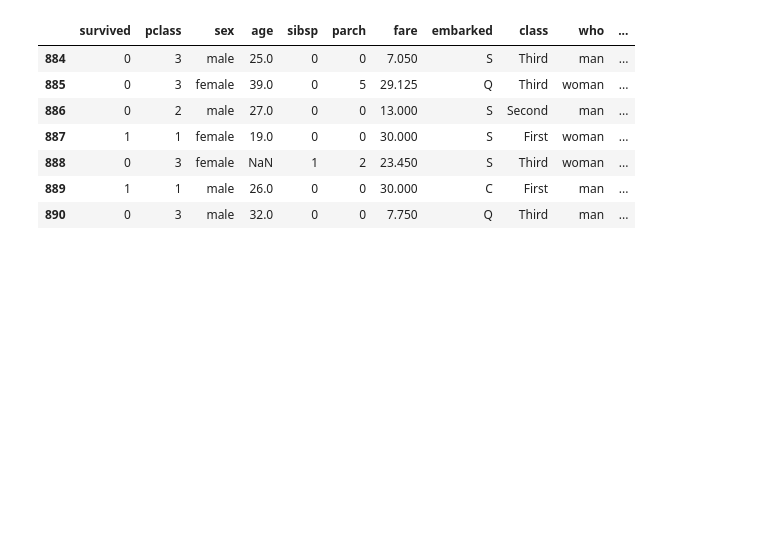
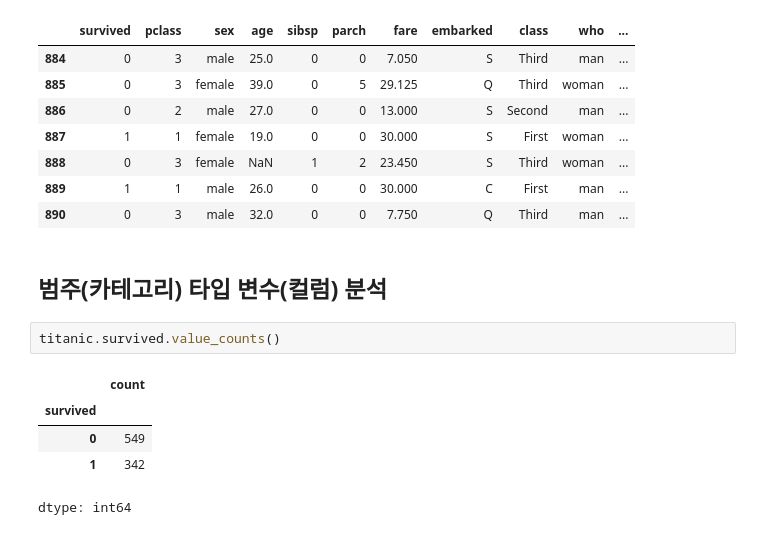
Before and after one commit to JakeOh/202504_itwill_oracle88, a Jupyter notebook: python19.ipynb, the cells around one changed output. Cells and saved outputs as stored; diff of their text form; blank space fills up the shorter version.

```diff
--- a/python19.ipynb
+++ b/python19.ipynb
@@ -499,3 +499,13 @@ titanic.tail(n=7)
 | 888 | 0 | 3 | female | NaN | 1 | 2 | 23.450 | S | Third | woman | ... |
 | 889 | 1 | 1 | male | 26.0 | 0 | 0 | 30.000 | C | First | man | ... |
 | 890 | 0 | 3 | male | 32.0 | 0 | 0 | 7.750 | Q | Third | man | ... |
+# %% [markdown]
+## 범주(카테고리) 타입 변수(컬럼) 분석
+# %%
+titanic.survived.value_counts()
+# %% [output]
+|  | count |
+| survived |  |
+| 0 | 549 |
+| 1 | 342 |
+dtype: int64
```
Also changed, not shown: parts of 20 cells of this notebook.
